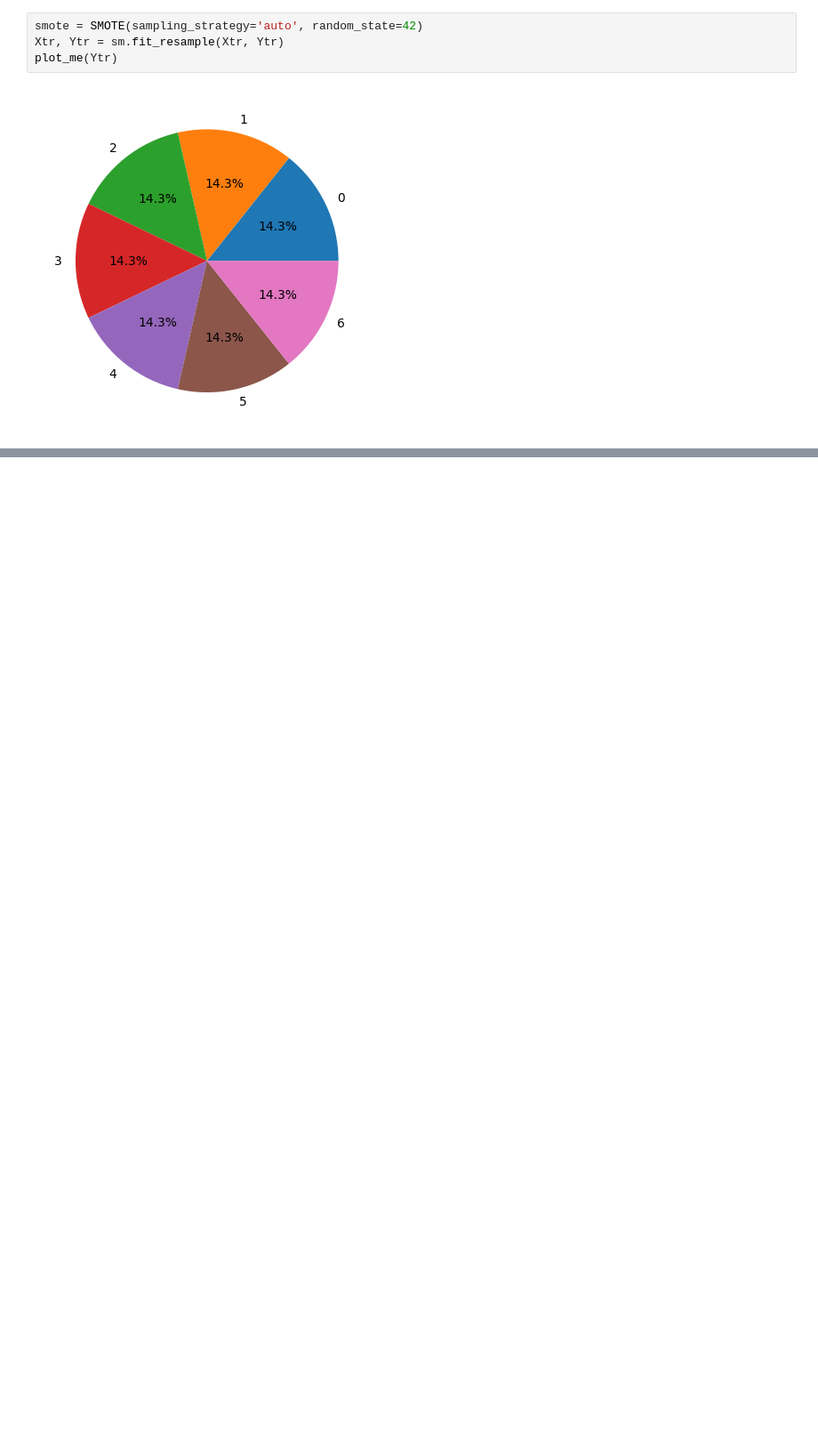
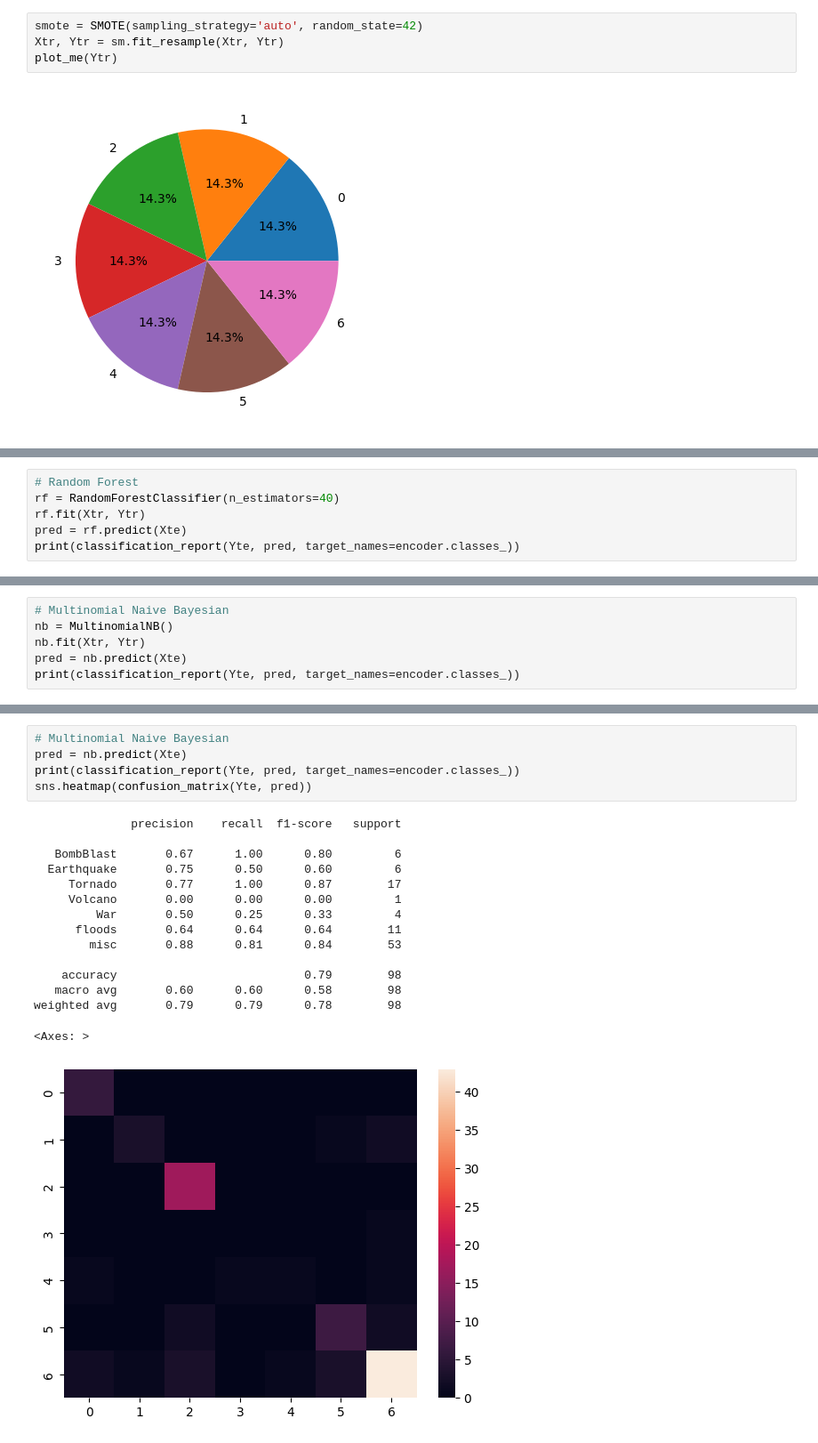
Before and after one commit to m0hit-kumar/RASA, a Jupyter notebook: CollabNotebook/TASC_MODEL.ipynb, the cells around one changed output, grey strips where cells are left out. Shown at 89% size. Saved outputs shown, nothing was run; the diff lists cells and outputs as text; blank space fills up the shorter version.

```diff
--- a/CollabNotebook/TASC_MODEL.ipynb
+++ b/CollabNotebook/TASC_MODEL.ipynb
@@ -159,0 +175,6 @@ print(classification_report(Yde, pred, target_names=encoder.classes_))
+# %%
+# Random Forest
+rf = RandomForestClassifier(n_estimators=40)
+rf.fit(Xtr, Ytr)
+pred = rf.predict(Xte)
+print(classification_report(Yte, pred, target_names=encoder.classes_))
@@ -159,0 +195,6 @@ print(classification_report(Yde, pred, target_names=encoder.classes_))
+# %%
+# Multinomial Naive Bayesian
+nb = MultinomialNB()
+nb.fit(Xtr, Ytr)
+pred = nb.predict(Xte)
+print(classification_report(Yte, pred, target_names=encoder.classes_))
@@ -159,0 +256,21 @@ print(classification_report(Yde, pred, target_names=encoder.classes_))
+# %%
+# Multinomial Naive Bayesian
+pred = nb.predict(Xte)
+print(classification_report(Yte, pred, target_names=encoder.classes_))
+sns.heatmap(confusion_matrix(Yte, pred))
+# %% [output]
+              precision    recall  f1-score   support
+
+   BombBlast       0.67      1.00      0.80         6
+  Earthquake       0.75      0.50      0.60         6
+     Tornado       0.77      1.00      0.87        17
+     Volcano       0.00      0.00      0.00         1
+         War       0.50      0.25      0.33         4
+      floods       0.64      0.64      0.64        11
+        misc       0.88      0.81      0.84        53
+
+    accuracy                           0.79        98
+   macro avg       0.60      0.60      0.58        98
+weighted avg       0.79      0.79      0.78        98
+<Axes: >
+[figure, added]
```
Also changed, not shown: parts of 7 cells of this notebook.
